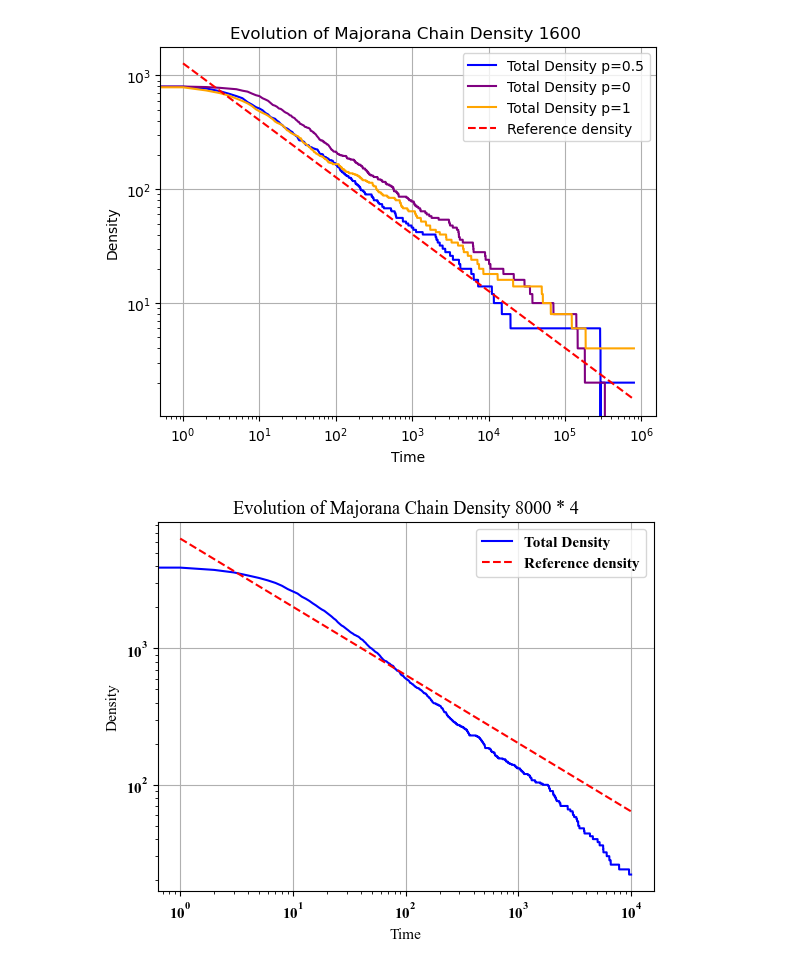
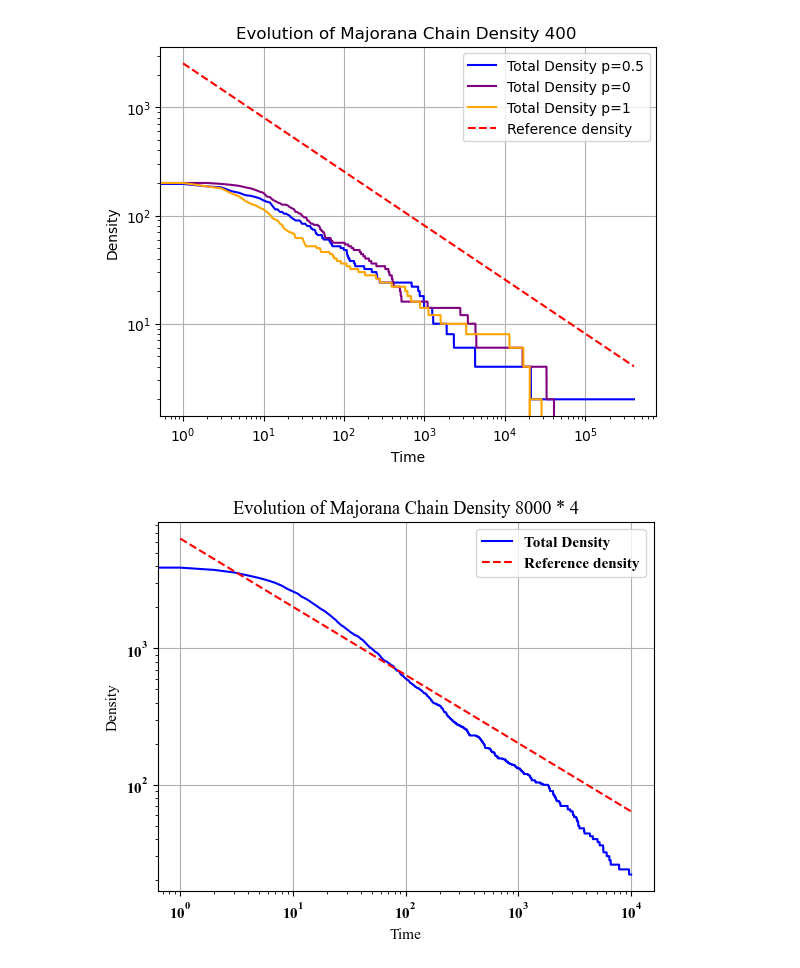
Before and after one commit to toM0dots/Majorana-Braiding, a Jupyter notebook: Two_layer.ipynb, the cells around one changed output. Drawn from its saved outputs; the diff is of its cells as text; code cells hidden in the pictures.

```diff
--- a/Two_layer.ipynb
+++ b/Two_layer.ipynb
@@ -703,28 +703,28 @@ def evolution_annihilate_2L(chain, t, p):
         density[k][1] = density1
     return times, density
 # %%
-chain1 = chain_builder_2L(400, 4)
-times1, density1 = evolution_annihilate_2L(chain1, 800000, 0.5)
-chain2 = chain_builder_2L(400, 4)
-times2, density2 = evolution_annihilate_2L(chain2, 800000, 0)
-chain3 = chain_builder_2L(400, 4)
-times3, density3 = evolution_annihilate_2L(chain3, 800000, 1)
+chain1 = chain_builder_2L(100, 4)
+times1, density1 = evolution_annihilate_2L(chain1, 400000, 0.5)
+chain2 = chain_builder_2L(100, 4)
+times2, density2 = evolution_annihilate_2L(chain2, 400000, 0)
+chain3 = chain_builder_2L(100, 4)
+times3, density3 = evolution_annihilate_2L(chain3, 400000, 1)
 
-density_ref = 1600*4/(math.sqrt(8 * math.pi) * np.sqrt(times1[1:]))
+density_ref = 3200*4/(math.sqrt(8 * math.pi) * np.sqrt(times1[1:]))
 # plt.plot(times1, (density1[:, 1]+ density1[:, 0]), label='Total Density', color='blue')
 
 plt.plot(times1, (density1[:, 1]+ density1[:, 0]), label='Total Density p=0.5', color='blue')
 plt.plot(times2, (density2[:, 1]+ density2[:, 0]), label='Total Density p=0', color='purple')
 plt.plot(times3, (density3[:, 1]+ density3[:, 0]), label='Total Density p=1', color='orange')
 plt.plot(times1[1:], density_ref, label='Reference density', color='red', linestyle='--')
 plt.xlabel('Time')
 plt.ylabel('Density')
 plt.xscale('log')
 plt.yscale('log')
 plt.title(f'Evolution of Majorana Chain Density {len(chain1)} ')
 # plt.xlim(0,6)
 plt.legend()
 plt.grid()
 plt.show()
 # %% [output]
-[figure, old version]
+[figure, new version]
```
Also changed, not shown: parts of 1 cell of this notebook, 2 other files.
